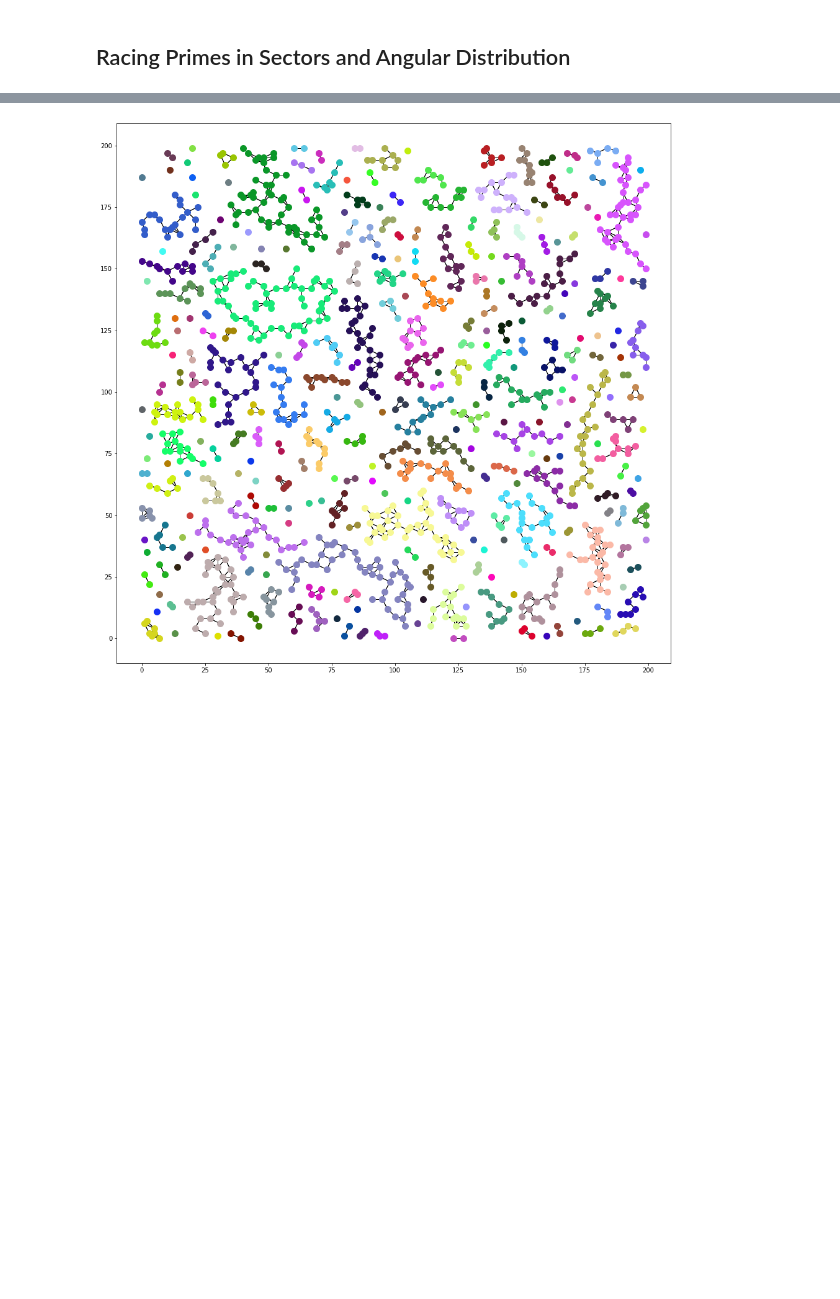
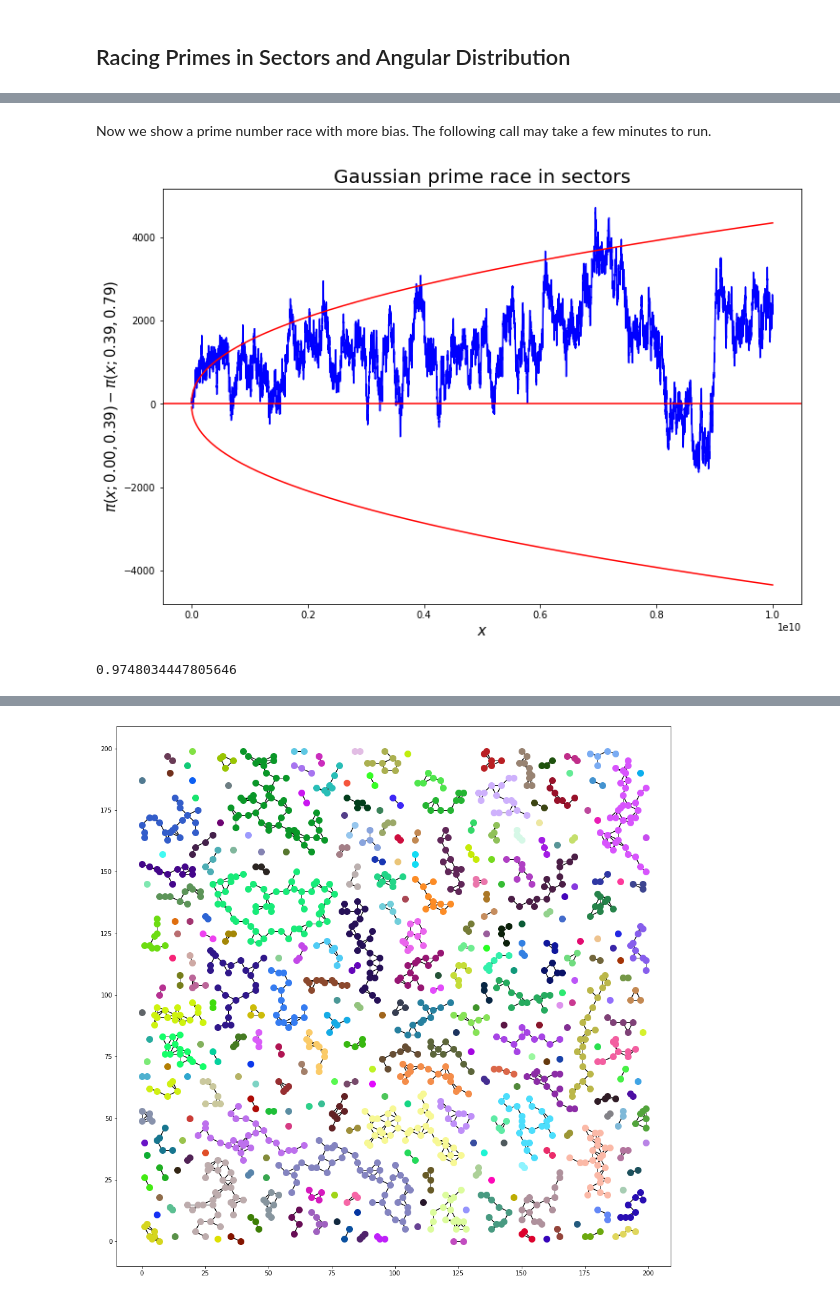
Before and after one commit to zebengberg/gaussian-integer-sieve, a Jupyter notebook: python/examples.ipynb, the cells around one changed output, grey strips where cells are left out. Saved outputs shown, nothing was run; the diff lists cells and outputs as text; code cells hidden in the pictures; blank space fills up the shorter version.

```diff
--- a/python/examples.ipynb
+++ b/python/examples.ipynb
@@ -122,0 +153,9 @@ for k in range(20):
+# %% [markdown]
+Now we show a prime number race with more bias. The following call may take a few minutes to run.
+# %%
+s = SectorRaceWrapper(10 ** 10, 0, np.pi/8, np.pi/8, np.pi/4, 100000)
+s.plot_race()
+print(s.density())
+# %% [output]
+[figure, added]
+0.9748034447805646
```
Also changed, not shown: parts of 21 cells of this notebook, 1 other file.
